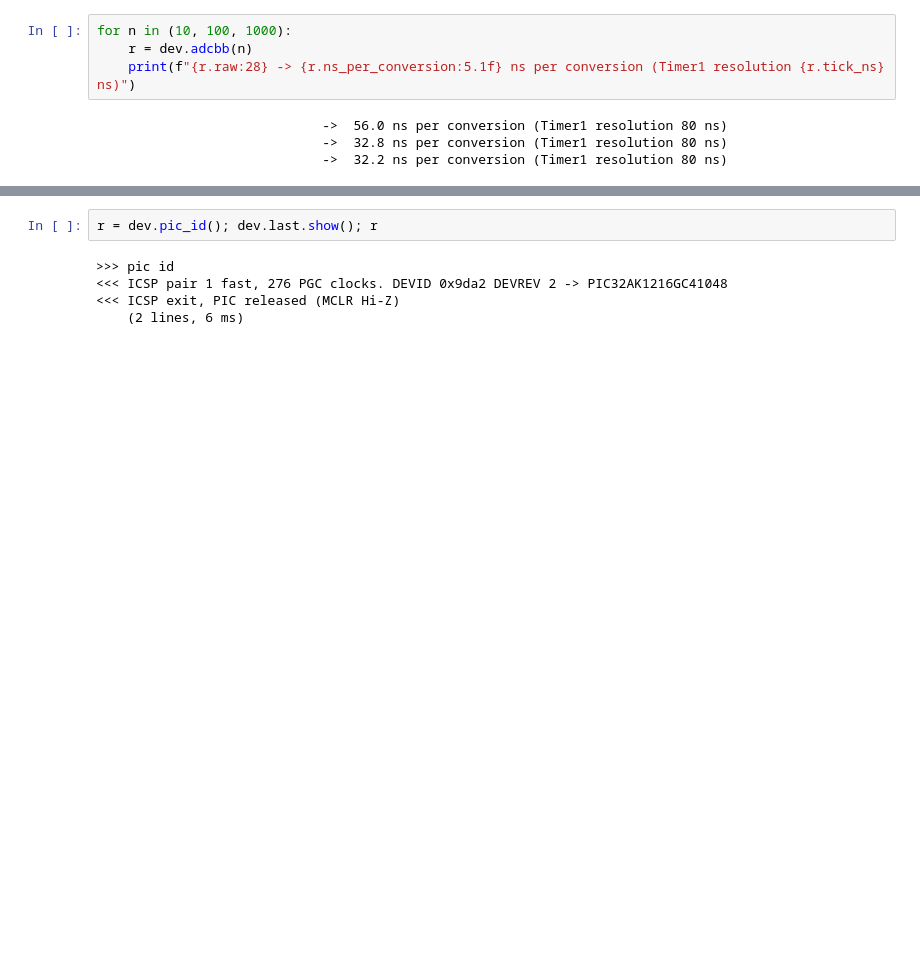
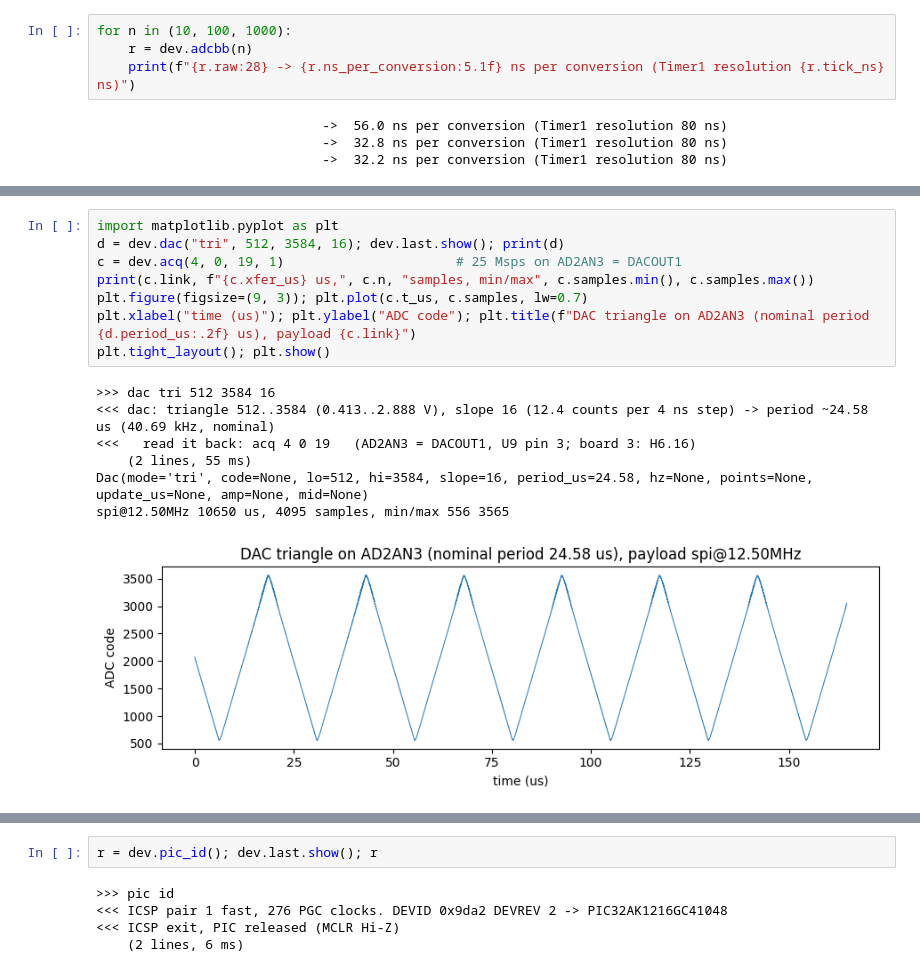
Before and after one commit to kelu124/minus, a Jupyter notebook: python/notebooks/03_frontend_and_pic.ipynb, the cells around one changed output, grey strips where cells are left out. Drawn from its saved outputs; the diff is of its cells as text; blank space fills up the shorter version.

```diff
--- a/python/notebooks/03_frontend_and_pic.ipynb
+++ b/python/notebooks/03_frontend_and_pic.ipynb
@@ -88,0 +118,16 @@ for n in (10, 100, 1000):
+# %%
+import matplotlib.pyplot as plt
+d = dev.dac("tri", 512, 3584, 16); dev.last.show(); print(d)
+c = dev.acq(4, 0, 19, 1)                      # 25 Msps on AD2AN3 = DACOUT1
+print(c.link, f"{c.xfer_us} us,", c.n, "samples, min/max", c.samples.min(), c.samples.max())
+plt.figure(figsize=(9, 3)); plt.plot(c.t_us, c.samples, lw=0.7)
+plt.xlabel("time (us)"); plt.ylabel("ADC code"); plt.title(f"DAC triangle on AD2AN3 (nominal period {d.period_us:.2f} us), payload {c.link}")
+plt.tight_layout(); plt.show()
+# %% [output]
+>>> dac tri 512 3584 16
+<<< dac: triangle 512..3584 (0.413..2.888 V), slope 16 (12.4 counts per 4 ns step) -> period ~24.58 us (40.69 kHz, nominal)
+<<<   read it back: acq 4 0 19   (AD2AN3 = DACOUT1, U9 pin 3; board 3: H6.16)
+    (2 lines, 55 ms)
+Dac(mode='tri', code=None, lo=512, hi=3584, slope=16, period_us=24.58, hz=None, points=None, update_us=None, amp=None, mid=None)
+spi@12.50MHz 10650 us, 4095 samples, min/max 556 3565
+[figure, added]
```
Also changed, not shown: parts of 10 cells of this notebook, 50 other files.
